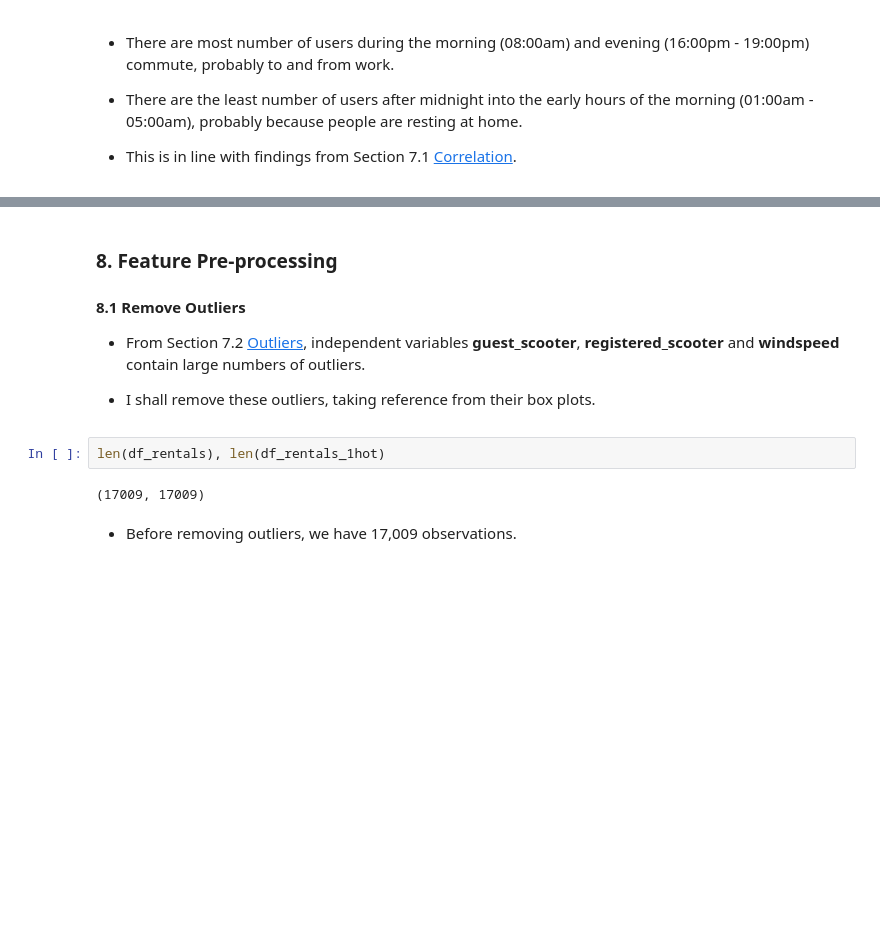
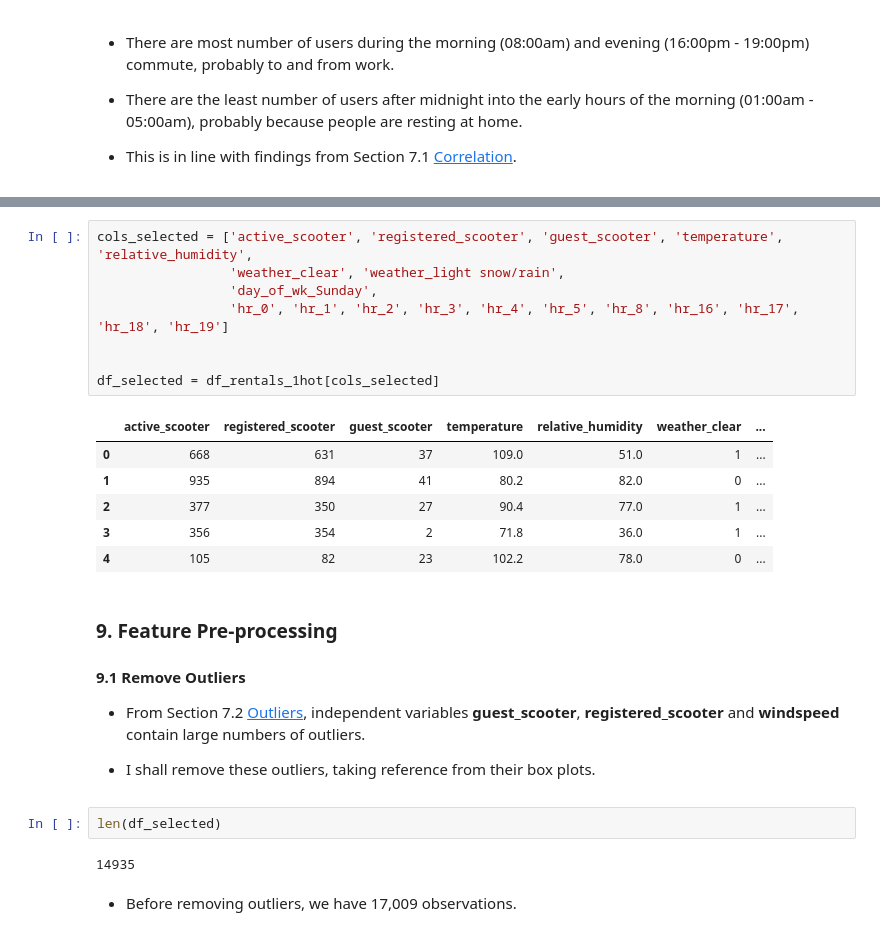
Before and after one commit to hakngrow/aice, a Jupyter notebook: eda.ipynb, the cells around one changed output, grey strips where cells are left out. Saved outputs shown, nothing was run; the diff lists cells and outputs as text; blank space fills up the shorter version.

```diff
--- a/eda.ipynb
+++ b/eda.ipynb
@@ -792,16 +869,31 @@ plt.xlabel('Hour of Day');
+# %%
+cols_selected = ['active_scooter', 'registered_scooter', 'guest_scooter', 'temperature', 'relative_humidity',
+                 'weather_clear', 'weather_light snow/rain',
+                 'day_of_wk_Sunday',
+                 'hr_0', 'hr_1', 'hr_2', 'hr_3', 'hr_4', 'hr_5', 'hr_8', 'hr_16', 'hr_17', 'hr_18', 'hr_19']
+
+
+df_selected = df_rentals_1hot[cols_selected]
+# %% [output]
+|  | active_scooter | registered_scooter | guest_scooter | temperature | relative_humidity | weather_clear | ... |
+| 0 | 668 | 631 | 37 | 109.0 | 51.0 | 1 | ... |
+| 1 | 935 | 894 | 41 | 80.2 | 82.0 | 0 | ... |
+| 2 | 377 | 350 | 27 | 90.4 | 77.0 | 1 | ... |
+| 3 | 356 | 354 | 2 | 71.8 | 36.0 | 1 | ... |
+| 4 | 105 | 82 | 23 | 102.2 | 78.0 | 0 | ... |
 # %% [markdown]
-### 8. Feature Pre-processing
+### 9. Feature Pre-processing
 
-#### 8.1 Remove Outliers
+#### 9.1 Remove Outliers
 
 - From Section 7.2 [Outliers](#outliers), independent variables <b>guest_scooter</b>, <b>registered_scooter</b> and <b>windspeed</b> contain large numbers of outliers.
 
 
 - I shall remove these outliers, taking reference from their box plots.
-# %%
-len(df_rentals), len(df_rentals_1hot)
-# %% [output]
-(17009, 17009)
+# %%
+len(df_selected)
+# %% [output]
+14935
 # %% [markdown]
 - Before removing outliers, we have 17,009 observations.
 # %%
```
Also changed, not shown: parts of 20 cells of this notebook.
